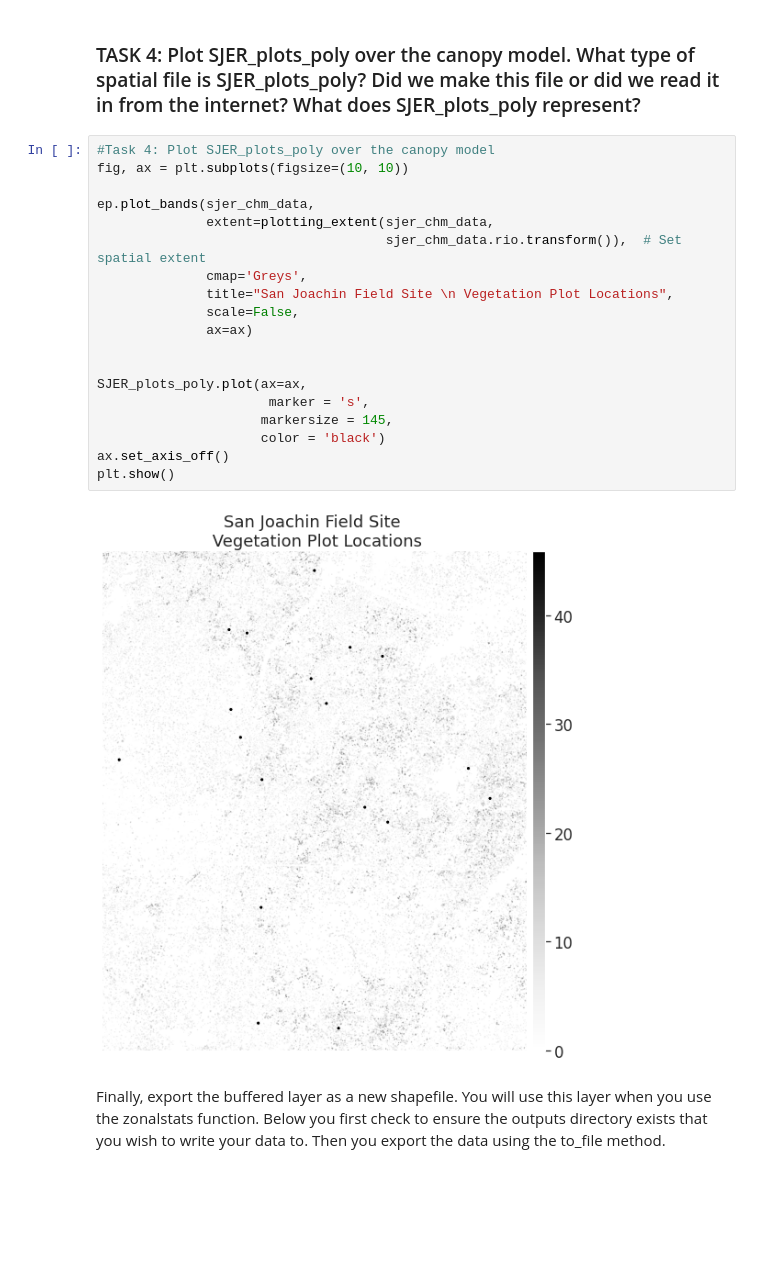
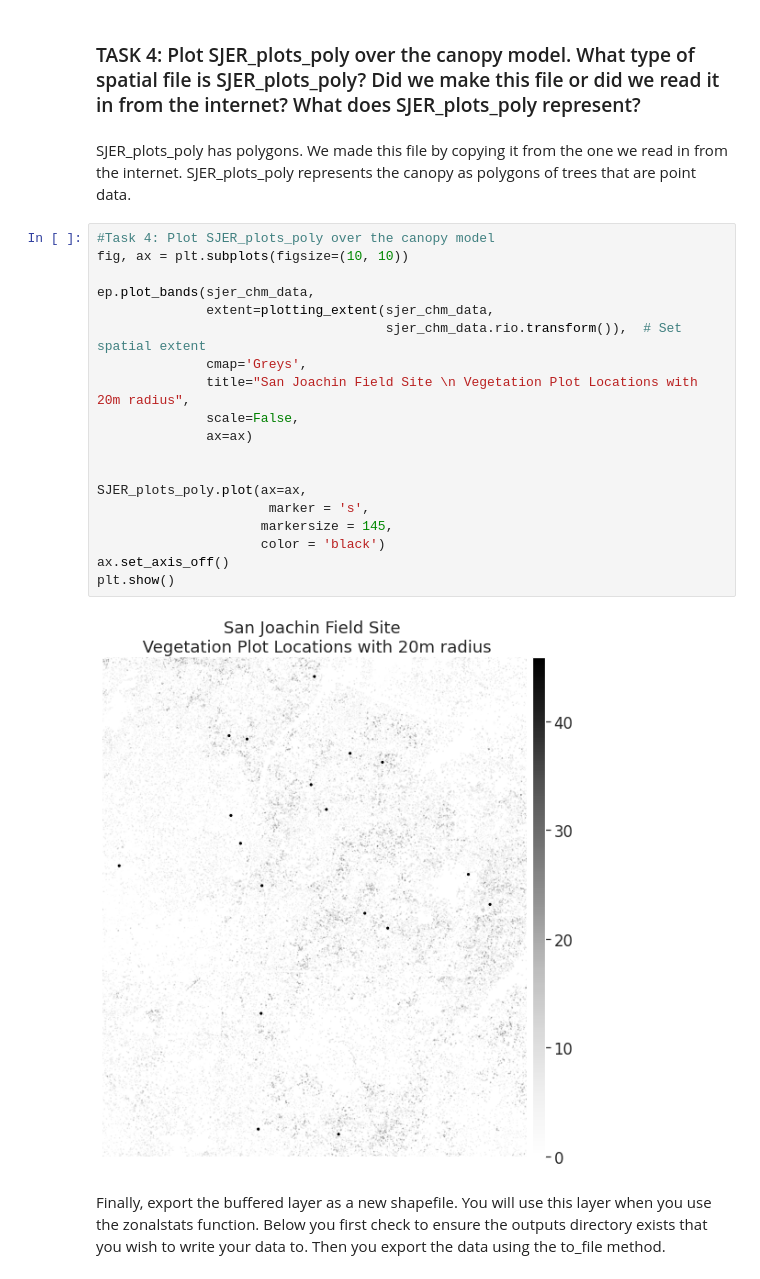
Before and after one commit to abbymwebster/EnvDatSci22, a Jupyter notebook: CodeSprints/Regression101.ipynb, the cells around one changed output. Cells and saved outputs as stored; diff of their text form; blank space fills up the shorter version.

```diff
--- a/CodeSprints/Regression101.ipynb
+++ b/CodeSprints/Regression101.ipynb
@@ -242,27 +242,29 @@ type(SJER_plots_poly)
 geopandas.geodataframe.GeoDataFrame
 # %% [markdown]
 ### TASK 4: Plot SJER_plots_poly over the canopy model. What type of spatial file is SJER_plots_poly? Did we make this file or did we read it in from the internet? What does SJER_plots_poly represent?
+# %% [markdown]
+SJER_plots_poly has polygons. We made this file by copying it from the one we read in from the internet. SJER_plots_poly represents the canopy as polygons of trees that are point data.
 # %%
 #Task 4: Plot SJER_plots_poly over the canopy model
 fig, ax = plt.subplots(figsize=(10, 10))
 
 ep.plot_bands(sjer_chm_data,
               extent=plotting_extent(sjer_chm_data,
                                      sjer_chm_data.rio.transform()),  # Set spatial extent
               cmap='Greys',
-              title="San Joachin Field Site \n Vegetation Plot Locations",
+              title="San Joachin Field Site \n Vegetation Plot Locations with 20m radius",
               scale=False,
               ax=ax)
 
 
 SJER_plots_poly.plot(ax=ax,
                       marker = 's',
                      markersize = 145,
                      color = 'black')
 ax.set_axis_off()
 plt.show()
 # %% [output]
-[figure, old version]
+[figure, new version]
 # %% [markdown]
 Finally, export the buffered layer as a new shapefile. You will use this layer when you use the zonalstats function. Below you first check to ensure the outputs directory exists that you wish to write your data to. Then you export the data using the to_file method.
 # %%
```
Also changed, not shown: parts of 18 cells of this notebook.
